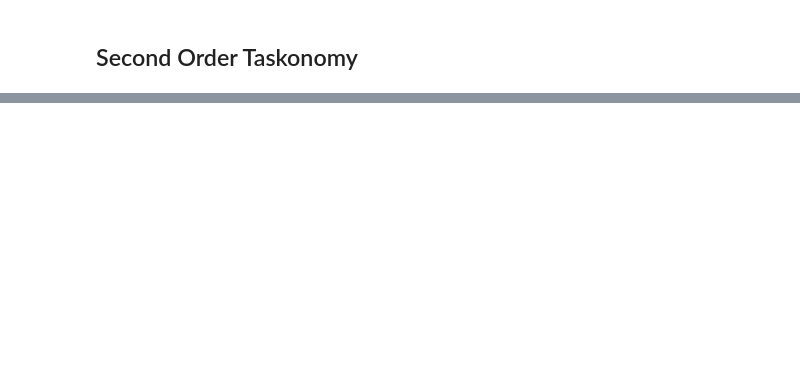
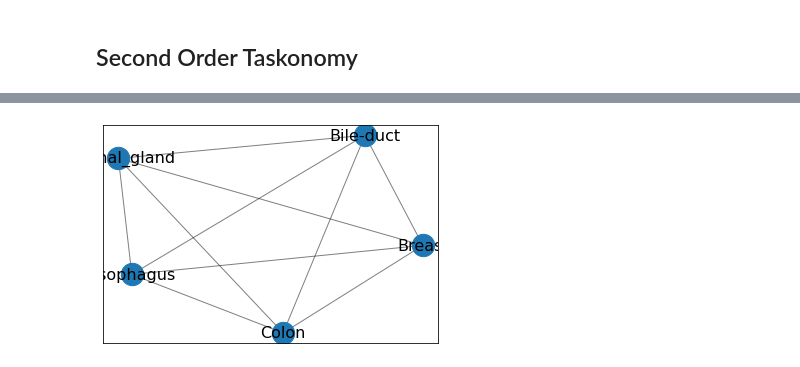
Before and after one commit to shikhar-srivastava/hover_net, a Jupyter notebook: taskonomy/notebooks/task_affinity.ipynb, the cells around one changed output, grey strips where cells are left out. Cells and saved outputs as stored; diff of their text form; code cells hidden in the pictures; blank space fills up the shorter version.

```diff
--- a/taskonomy/notebooks/task_affinity.ipynb
+++ b/taskonomy/notebooks/task_affinity.ipynb
@@ -117,0 +48,20 @@ np.linalg.eig(W[2])
+# %%
+# Visaulize the affinity distance as weighted graph
+import networkx as nx
+import matplotlib.pyplot as plt
+weight = 1
+G = nx.Graph()
+G.add_nodes_from(labels[0])
+for i in range(len(labels[0])):
+    for j in range(len(labels[0])):
+        G.add_edge(labels[0][i], labels[0][j], weight=a_distances[i,j] * weight)
+
+pos = nx.spring_layout(G)
+nx.draw_networkx_nodes(G, pos, node_size=500)
+nx.draw_networkx_edges(G, pos, alpha=0.5)
+nx.draw_networkx_labels(G, pos, font_size=16)
+
+
+plt.show()
+# %% [output]
+[figure, added]
```
Also changed, not shown: parts of 12 cells of this notebook, 4 other files.
